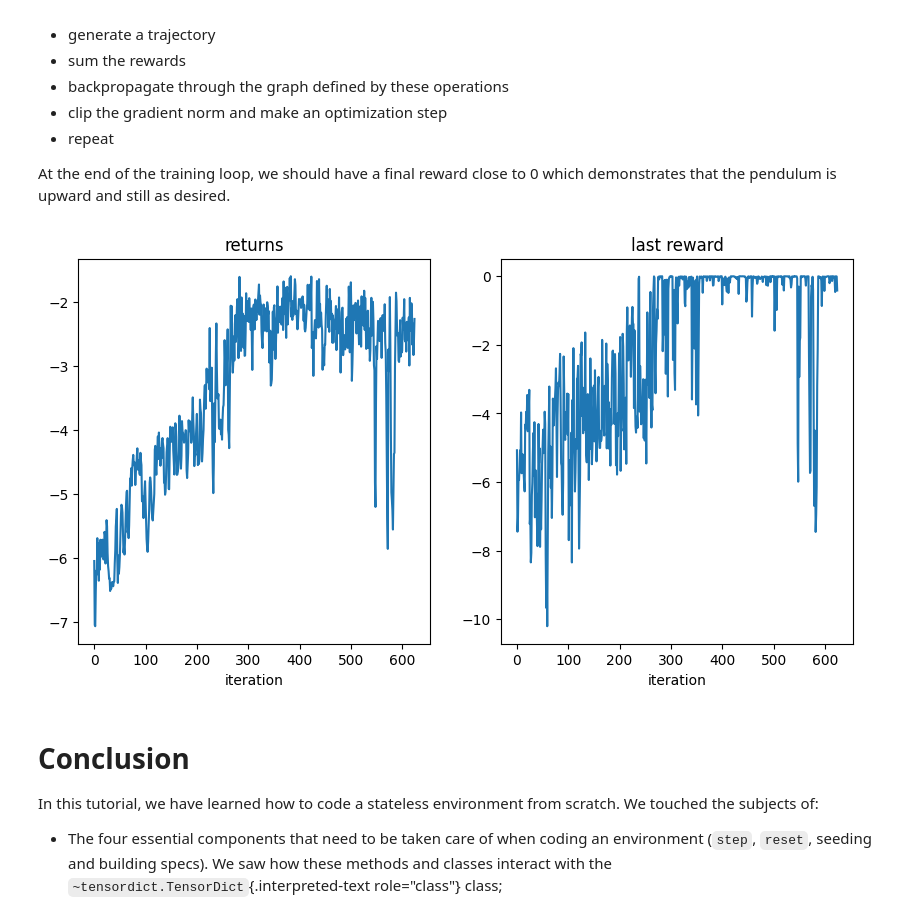
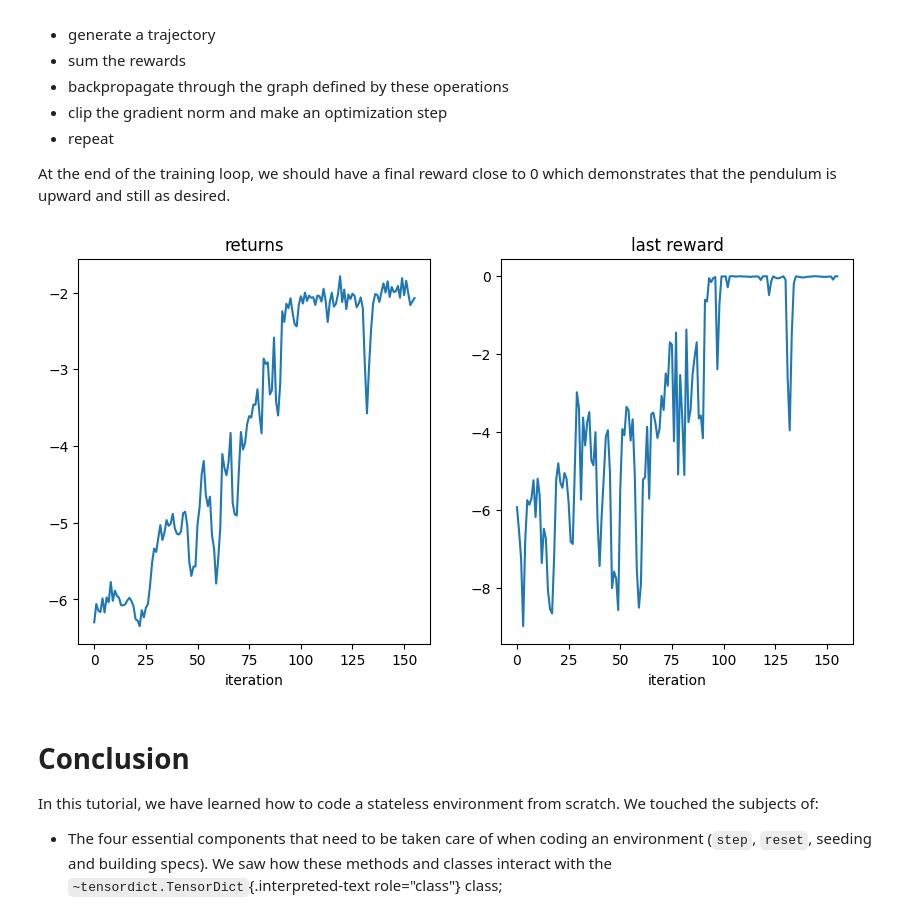
Before and after one commit to ModeS7/Pendulum_RL, a Jupyter notebook: pendulum.ipynb, the cells around one changed output. Saved outputs shown, nothing was run; the diff lists cells and outputs as text; code cells hidden in the pictures.

Commit message:
improve nn structure use relu activation and 128 wide layers, allows for bigger batches and faster training

```diff
--- a/pendulum.ipynb
+++ b/pendulum.ipynb
@@ -940,12 +940,12 @@ torch.manual_seed(0)
 env.set_seed(0)
 
 net = nn.Sequential(
-    nn.LazyLinear(64),
-    nn.Tanh(),
-    nn.LazyLinear(64),
-    nn.Tanh(),
-    nn.LazyLinear(64),
-    nn.Tanh(),
+    nn.LazyLinear(128),
+    nn.ReLU(),
+    nn.LazyLinear(128),
+    nn.ReLU(),
+    nn.LazyLinear(128),
+    nn.ReLU(),
     nn.LazyLinear(1),
 )
 policy = TensorDictModule(
@@ -972,7 +972,7 @@ We will successively:
 At the end of the training loop, we should have a final reward close to
 0 which demonstrates that the pendulum is upward and still as desired.
 # %%
-batch_size = 32
+batch_size = 128
 pbar = tqdm.tqdm(range(20_000 // batch_size))
 scheduler = torch.optim.lr_scheduler.CosineAnnealingLR(optim, 20_000)
 logs = defaultdict(list)
@@ -985,34 +985,34 @@ for _ in pbar:
     gn = torch.nn.utils.clip_grad_norm_(net.parameters(), 1.0)
     optim.step()
     optim.zero_grad()
     pbar.set_description(
         f"reward: {traj_return: 4.4f}, "
         f"last reward: {rollout[..., -1]['next', 'reward'].mean(): 4.4f}, gradient norm: {gn: 4.4}"
     )
     logs["return"].append(traj_return.item())
     logs["last_reward"].append(rollout[..., -1]["next", "reward"].mean().item())
     scheduler.step()
 
 
 def plot():
     import matplotlib
     from matplotlib import pyplot as plt
 
     plt.figure(figsize=(10, 5))
     plt.subplot(1, 2, 1)
     plt.plot(logs["return"])
     plt.title("returns")
     plt.xlabel("iteration")
     plt.subplot(1, 2, 2)
     plt.plot(logs["last_reward"])
     plt.title("last reward")
     plt.xlabel("iteration")
     plt.show()
 
 
 plot()
 # %% [output]
-[figure, old version]
+[figure, new version]
 # %% [markdown]
 Conclusion
 ==========
```
Also changed, not shown: parts of 2 cells of this notebook, 3 other files.
